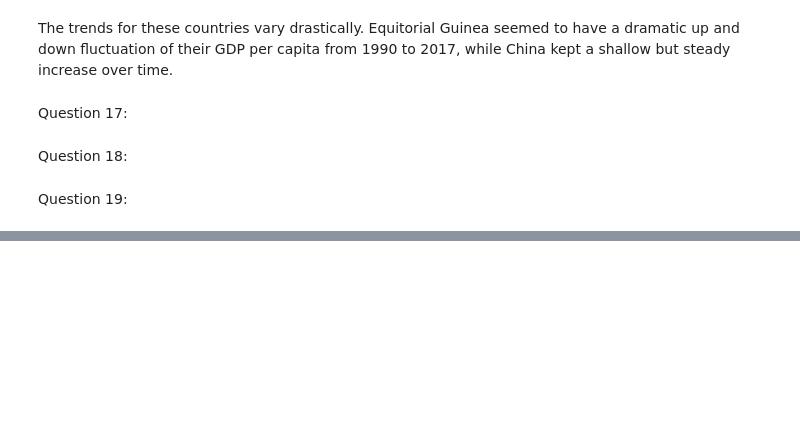
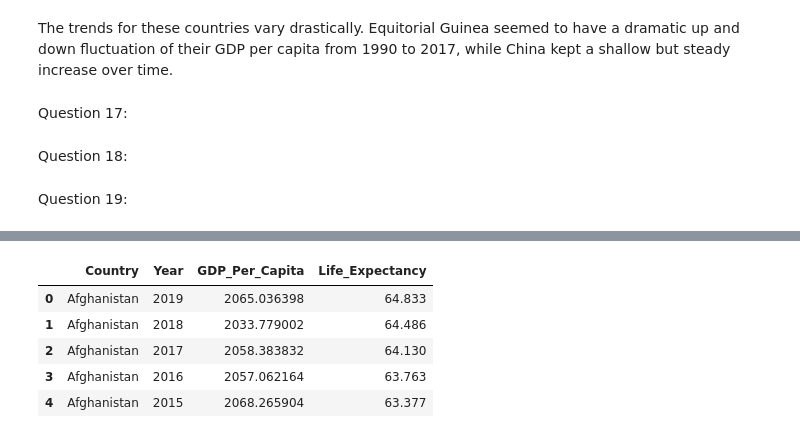
Before and after one commit to nss-data-science-cohort-6/un_data_question-jmayf123, a Jupyter notebook: notebooks/UN_Data_Exploration.ipynb, the cells around one changed output, grey strips where cells are left out. Drawn from its saved outputs; the diff is of its cells as text; code cells hidden in the pictures; blank space fills up the shorter version.

```diff
--- a/notebooks/UN_Data_Exploration.ipynb
+++ b/notebooks/UN_Data_Exploration.ipynb
@@ -234,0 +266,7 @@ Question 19:
+# %%
+life_expectancy = pd.read_csv('../data/life_expectancy.csv')
+life_expectancy = (life_expectancy
+                    .drop(columns=['Country Code', 'Indicator Name', 'Indicator Code'])
+                    .melt(id_vars=['Country Name'])
+                    .rename(columns={'Country Name':'Country','variable':'Year','value':'Life_Expectancy'})
+                )
@@ -234,0 +287,21 @@ Question 19:
+# %%
+#Making anew variable because I dont have one called gdp_per_capita up to this point
+gdp_per_capita = pd.read_csv('../data/gdp_per_capita.csv', nrows=6868)
+gdp_per_capita = (gdp_per_capita
+                    .drop(columns=['Value Footnotes'])
+                    .rename(columns={'Country or Area':'Country','Value':'GDP_Per_Capita'})
+                )
+#Merge the two DF's, must convert year on life expectany to int64 from str
+#First Delete Rows with nan
+life_expectancy = life_expectancy.dropna()
+life_expectancy['Year'] = pd.to_numeric(life_expectancy['Year'])
+gdp_le = gdp_per_capita.merge(life_expectancy)
+# %%
+gdp_le.head()
+# %% [output]
+|  | Country | Year | GDP_Per_Capita | Life_Expectancy |
+| 0 | Afghanistan | 2019 | 2065.036398 | 64.833 |
+| 1 | Afghanistan | 2018 | 2033.779002 | 64.486 |
+| 2 | Afghanistan | 2017 | 2058.383832 | 64.130 |
+| 3 | Afghanistan | 2016 | 2057.062164 | 63.763 |
+| 4 | Afghanistan | 2015 | 2068.265904 | 63.377 |
```
Also changed, not shown: parts of 13 cells of this notebook, 1 other file.
